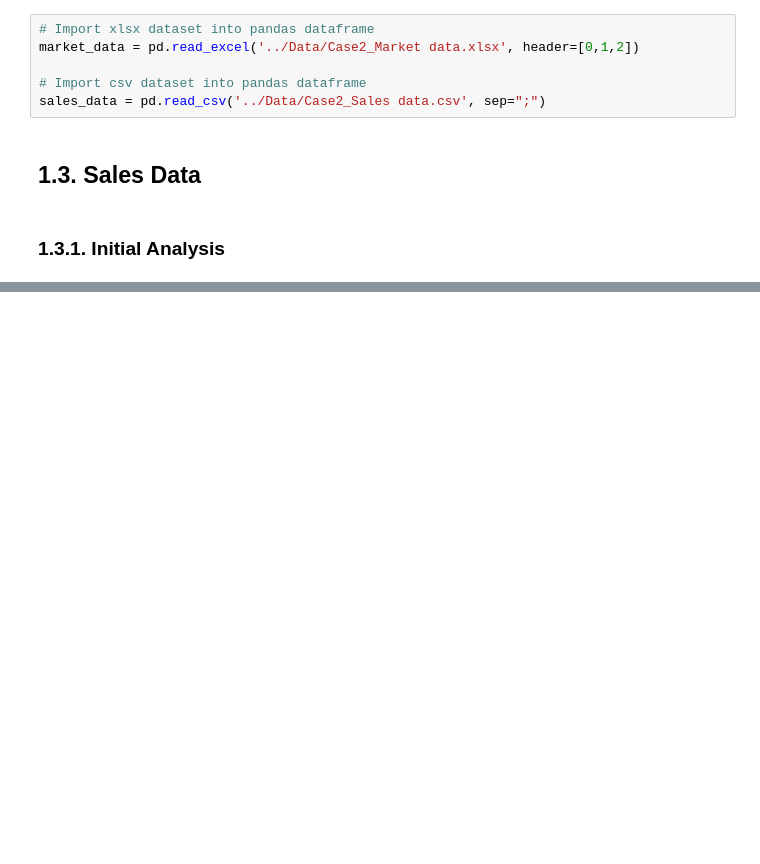
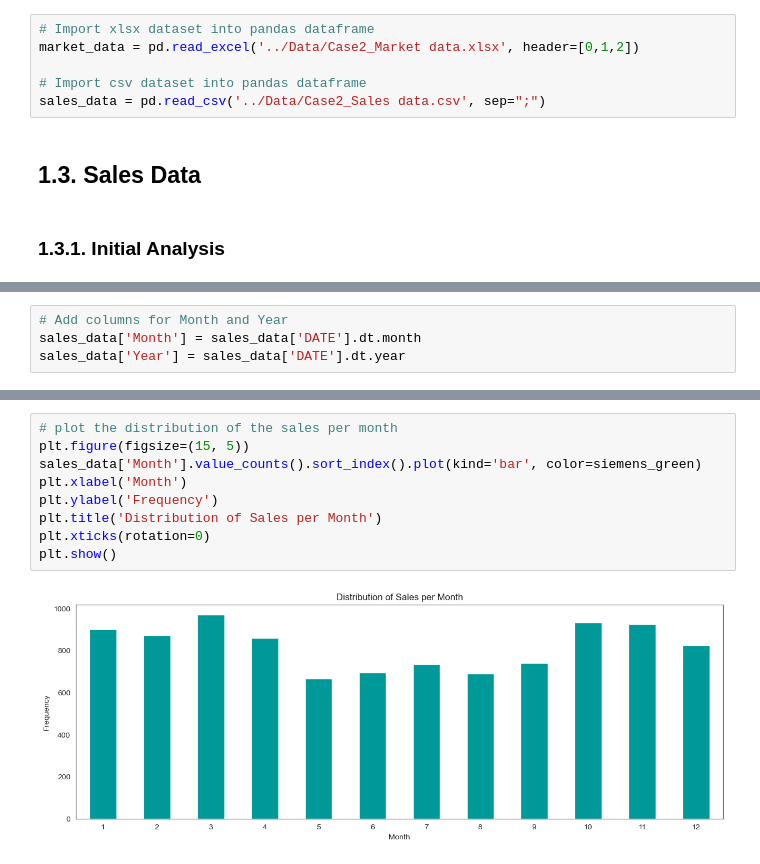
Before and after one commit to RubenCMarques/Case-2--Siemens-Sales-Forecast, a Jupyter notebook: Notebooks/Group_D_Source_Code.ipynb, the cells around one changed output, grey strips where cells are left out. Cells and saved outputs as stored; diff of their text form; blank space fills up the shorter version.

```diff
--- a/Notebooks/Group_D_Source_Code.ipynb
+++ b/Notebooks/Group_D_Source_Code.ipynb
@@ -91,0 +290,4 @@ sales_data = pd.read_csv('../Data/Case2_Sales data.csv', sep=";")
+# %%
+# Add columns for Month and Year
+sales_data['Month'] = sales_data['DATE'].dt.month
+sales_data['Year'] = sales_data['DATE'].dt.year
@@ -91,0 +332,11 @@ sales_data = pd.read_csv('../Data/Case2_Sales data.csv', sep=";")
+# %%
+# plot the distribution of the sales per month
+plt.figure(figsize=(15, 5))
+sales_data['Month'].value_counts().sort_index().plot(kind='bar', color=siemens_green)
+plt.xlabel('Month')
+plt.ylabel('Frequency')
+plt.title('Distribution of Sales per Month')
+plt.xticks(rotation=0)
+plt.show()
+# %% [output]
+[figure, added]
```
Also changed, not shown: parts of 40 cells of this notebook.
